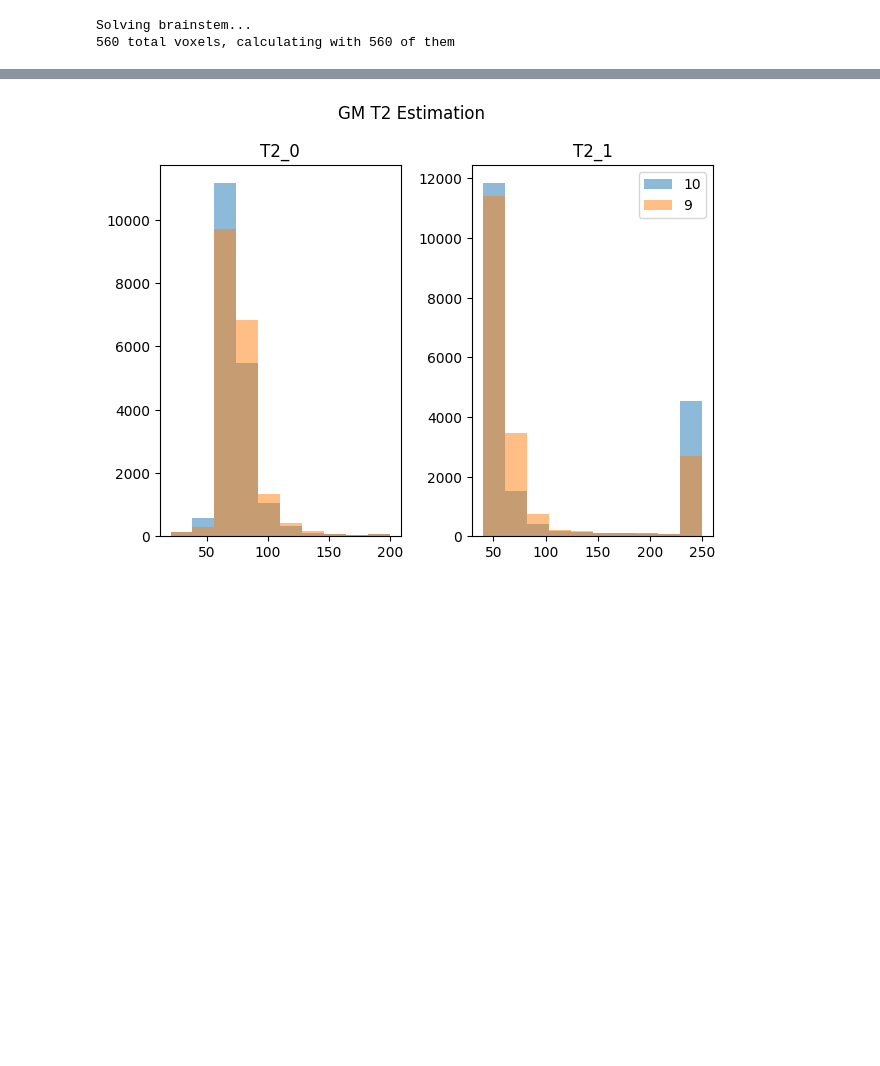
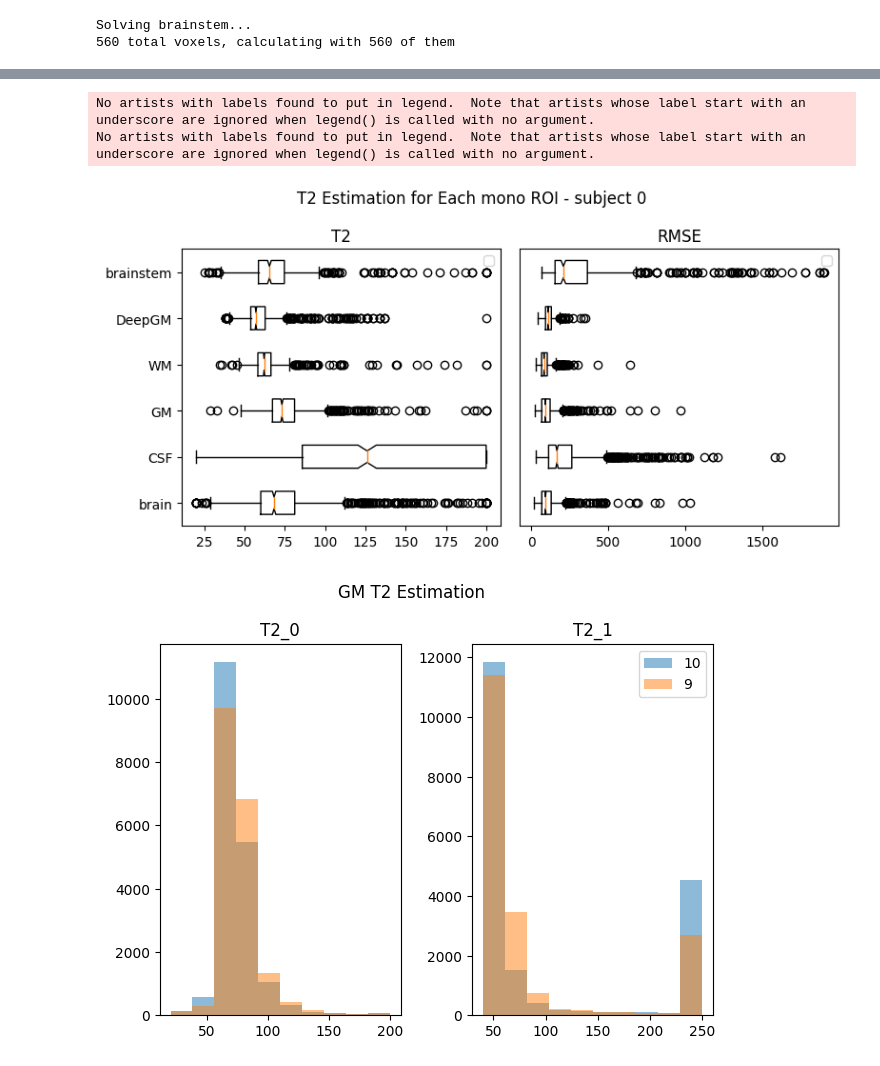
Before and after one commit to fclarke1/modelling-bio-imaging-comp0118, a Jupyter notebook: report/part_1_estimating_T2_roi.ipynb, the cells around one changed output, grey strips where cells are left out. Drawn from its saved outputs; the diff is of its cells as text; code cells hidden in the pictures; blank space fills up the shorter version.

Commit message:
T2 estimation for each roi

```diff
--- a/report/part_1_estimating_T2_roi.ipynb
+++ b/report/part_1_estimating_T2_roi.ipynb
@@ -128,10 +119,0 @@ T2_09.shape
-# %%
-vox_id = 350
-signal_actual = roi_data[vox_id]
-signal_est = utils.model_multi_compartment(T2_06[vox_id], S0_9[vox_id], TE_times, v[vox_id])
-print(v[vox_id])
-print(T2_06[vox_id])
-
-# plt.plot(TE_times, np.log(signal_actual), label='actual')
-# plt.plot(TE_times, np.log(signal_est), label='actual')
-plt.plot(TE_times[1:],  np.log(signal_actual[1:]))
@@ -143,3 +177,48 @@ plt.plot(TE_times[1:],  np.log(signal_actual[1:]))
+# %%
+fig, axs = plt.subplots(1,2, figsize=(8,4))
+fig.suptitle(f'T2 Estimation for Each mono ROI - subject {subject_id_default}')
+
+T2_list = []
+rmse_list = []
+labels = []
+
+for roi_id in roi_id_dict:
+    roi = roi_id_dict[roi_id]
+    labels.append(roi)
+    S0 = roi_mono_answers[roi_id][0]
+    T2 = roi_mono_answers[roi_id][1]
+    v = roi_mono_answers[roi_id][2]
+    rmse = roi_mono_answers[roi_id][3]
+
+    T2_list.append(T2[:,0])
+    rmse_list.append(rmse)
+
+axs[0].boxplot(T2_list, labels, vert=False)
+axs[0].set_title('T2')
+axs[0].set_yticklabels(labels)
+axs[0].legend()
+
+axs[1].boxplot(rmse_list, labels, vert=False)
+axs[1].set_title('RMSE')
+axs[1].set_yticks([])
+axs[1].legend()
+
+
+# axs[0].hist(T2_09[:,0], label='0.9', alpha=0.5, bins=30)
+# axs[0].hist(T2_06[:,0], label='0.6', alpha=0.5, bins=30)
+# axs[0].set_title('T2 for different thresh')
+# axs[0].legend()
+
+# axs[1].hist(T2_10[:,1], label='10', alpha=0.5)
+# axs[1].hist(T2_9[:,1], label='9', alpha=0.5)
+# axs[1].set_title('T2_1')
+# axs[1].legend()
+
+fig.tight_layout()
+# %% [output]
+No artists with labels found to put in legend.  Note that artists whose label start with an underscore are ignored when legend() is called with no argument.
+No artists with labels found to put in legend.  Note that artists whose label start with an underscore are ignored when legend() is called with no argument.
+[figure, added]
 # %%
 fig, axs = plt.subplots(1,2)
 fig.suptitle(f'{roi} T2 Estimation')
```
Also changed, not shown: parts of 6 cells of this notebook, 1 other file.
